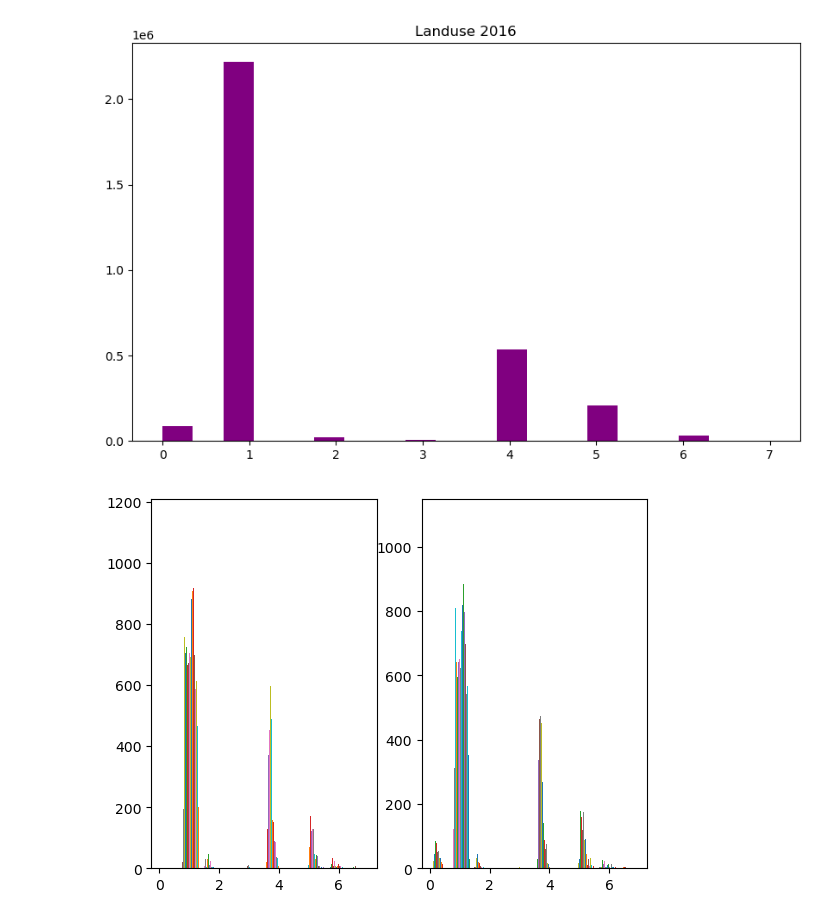
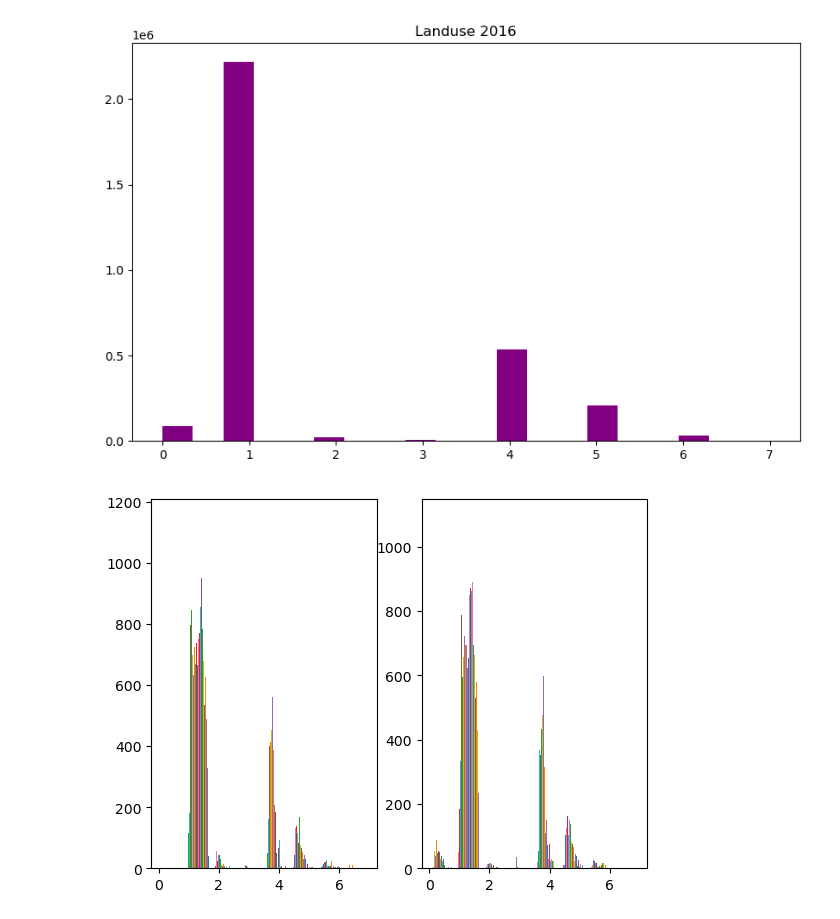
Before and after one commit to macacosta/04-geopark-raster-data, a Jupyter notebook: notebooks/04-geopark-raster-data-solutions.ipynb, the cells around one changed output. Drawn from its saved outputs; the diff is of its cells as text; code cells hidden in the pictures.

Commit message:
histogramming

```diff
--- a/notebooks/04-geopark-raster-data-solutions.ipynb
+++ b/notebooks/04-geopark-raster-data-solutions.ipynb
@@ -291,9 +291,9 @@ plt.show()
 # %% [output]
 [figure]
 # %%
-fig, (ax1, ax2) = plt.subplots(1,2)
-ax1.hist(clipped_2002.values)
-ax2.hist(clipped_2016.values)
+fig, (ax1, ax2) = plt.subplots(1,2, sharex=True)
+ax1.hist(clipped_2002.values, bins=8)
+ax2.hist(clipped_2016.values, bins=8)
 plt.show()
 # %% [output]
-[figure, old version]
+[figure, new version]
```
